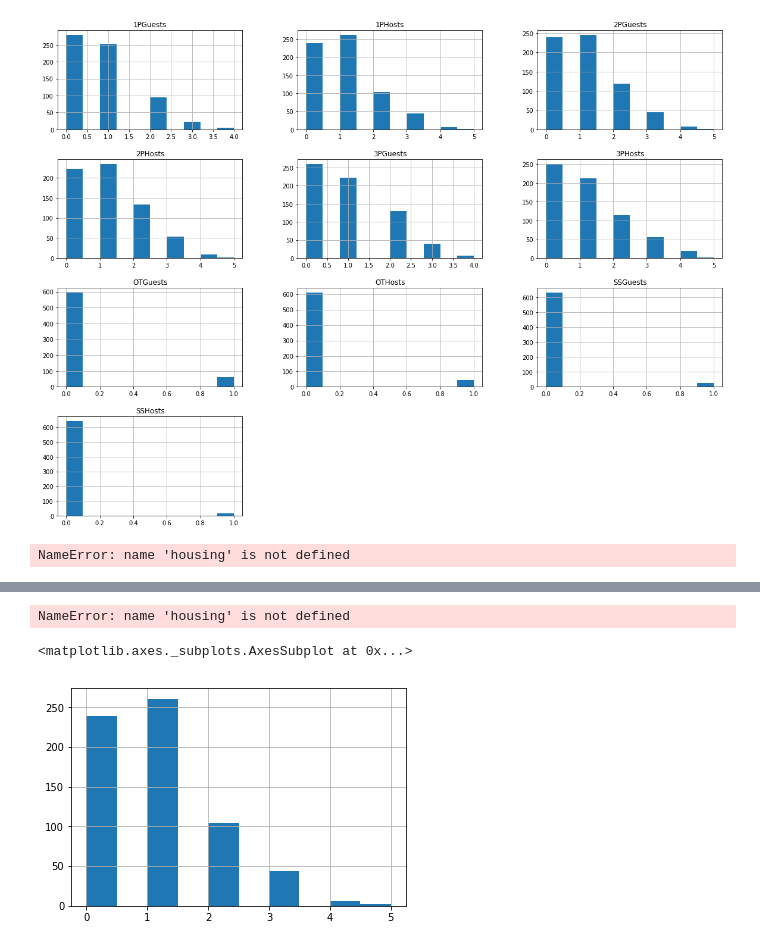
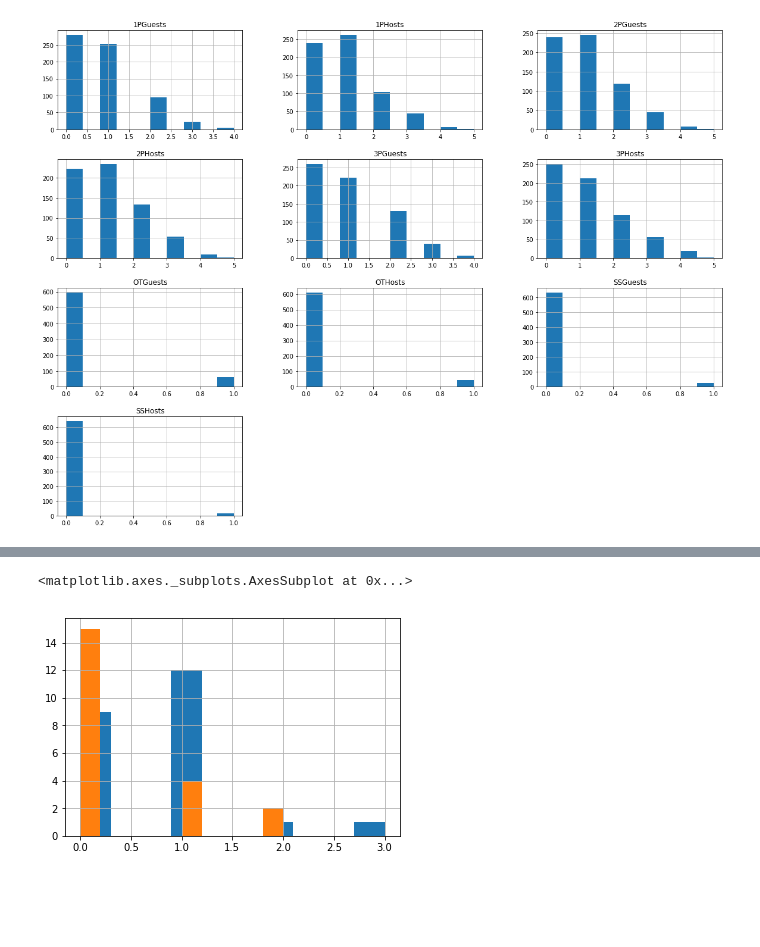
Before and after one commit to George3256/ML, a Jupyter notebook: 2chapter.ipynb, the cells around one changed output, grey strips where cells are left out. Saved outputs shown, nothing was run; the diff lists cells and outputs as text; code cells hidden in the pictures; blank space fills up the shorter version.

```diff
--- a/2chapter.ipynb
+++ b/2chapter.ipynb
@@ -5,7 +5,7 @@ HOCKEY_PATH = os.path.join("datasets", "hockey")
 import pandas as pd
 
 def load_hockey_data(hockey_path=HOCKEY_PATH):
-    csv_path = os.path.join(hockey_path, "new_hockey.csv")
+    csv_path = os.path.join(hockey_path, "hockey.csv")
     return pd.read_csv(csv_path)
 # %%
 hockey = load_hockey_data()
@@ -66,12 +66,6 @@ array([[<matplotlib.axes._subplots.AxesSubplot object at 0x...>,
         <matplotlib.axes._subplots.AxesSubplot object at 0x...>]],
       dtype=object)
 [figure]
-# %%
-from sklearn.model_selection import train_test_split
-
-train_set, test_set = train_test_split(housing, test_size=0.2, random_state=42)
-# %% [output]
-NameError: name 'housing' is not defined
 # %%
 from sklearn.model_selection import train_test_split
 
@@ -85,12 +79,9 @@ test_set.head()
 | 101 | Филадельфия | Нью-Джерси | 1 | 1 | 3 | 0 | 0 | 1 | 0 | 1 | 0 | ... |
 | 625 | Айлендерс | Чикаго | 1 | 1 | 0 | 1 | 0 | 1 | 0 | 1 | 0 | ... |
 | 523 | Аризона | Айлендерс | 1 | 0 | 0 | 0 | 0 | 1 | 2 | 0 | 0 | ... |
-# %%
-housing["1PHosts"].hist()
-# %% [output]
-NameError: name 'housing' is not defined
-# %%
-hockey["1PHosts"].hist()
-# %% [output]
-<matplotlib.axes._subplots.AxesSubplot at 0x...>
-[figure, removed]
+# %%
+hockey["1PHosts"].where(hockey["Хозяева"] == "Лос-Анджелес").hist()
+hockey["1PGuests"].where(hockey["Гости"] == "Лос-Анджелес").hist()
+# %% [output]
+<matplotlib.axes._subplots.AxesSubplot at 0x...>
+[figure, added]
```
Also changed, not shown: parts of 35 cells of this notebook, 1 other file.
